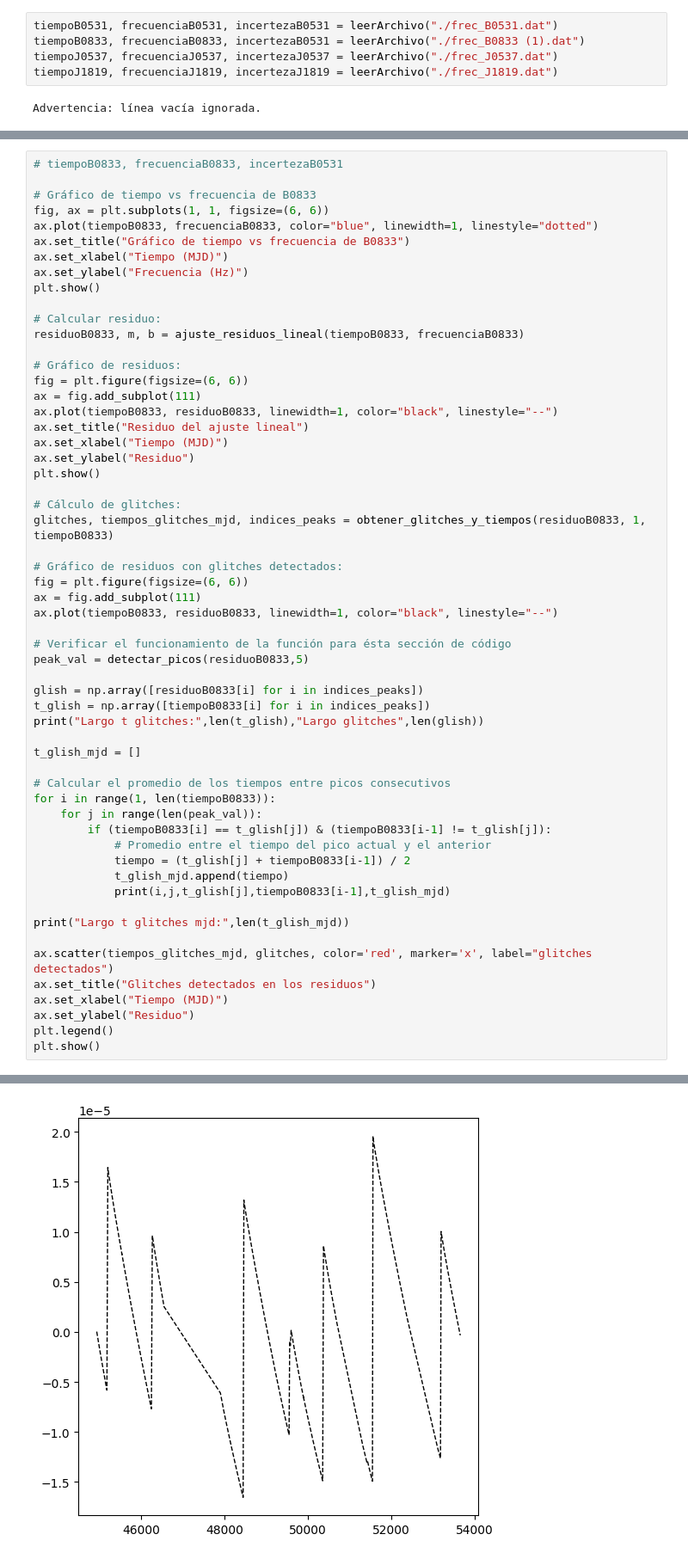
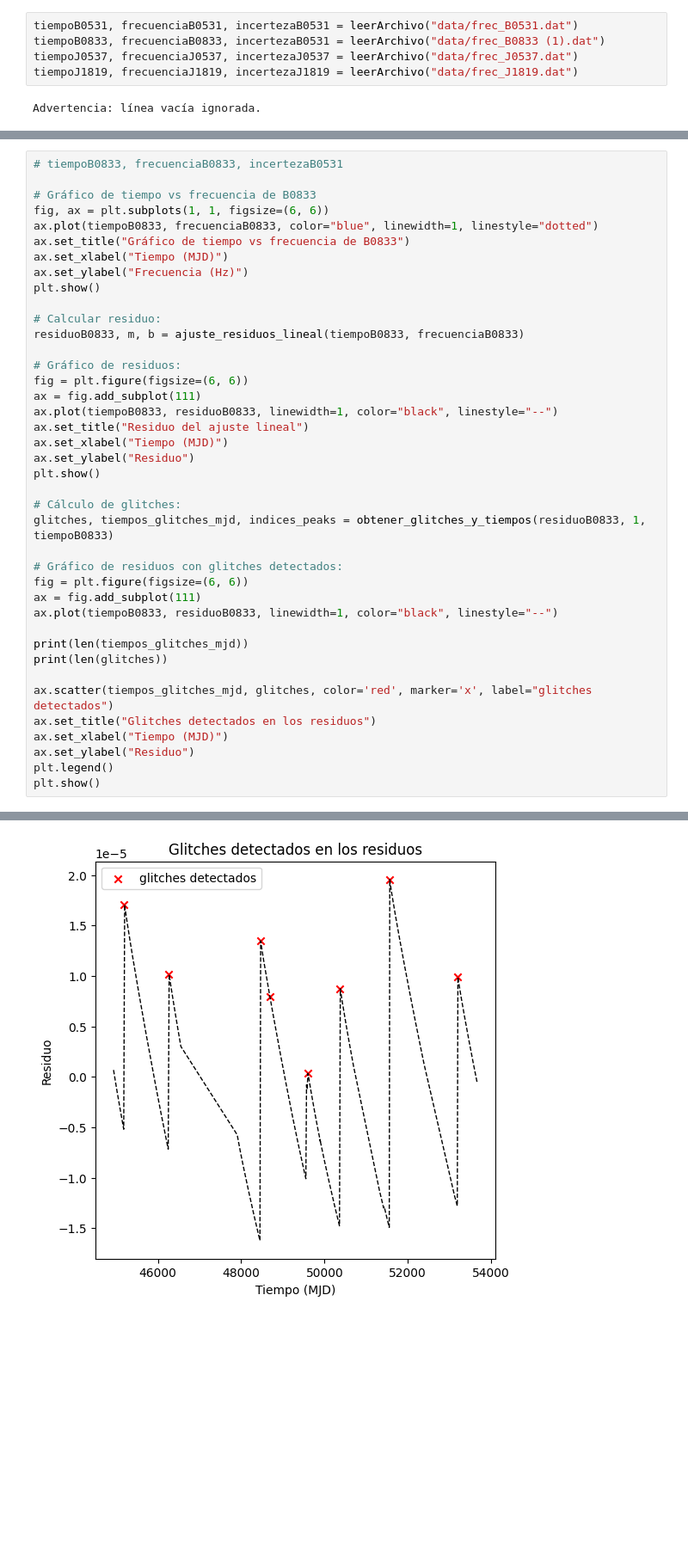
Before and after one commit to Bamaaya/Proyecto-de-Fisica-Computacional-2---Deteccion-de-Glitches-en-Pulsares, a Jupyter notebook: Proyecto fisica compu 2.ipynb, the cells around one changed output, grey strips where cells are left out. Shown: that part at 86% size. Saved outputs shown, nothing was run; the diff lists cells and outputs as text; blank space fills up the shorter version.

Commit message:
Add files via upload
nueva funcion que elimina los duplicados de los archivos, hace que todas las funciones funcionen xd

```diff
--- a/Proyecto fisica compu 2.ipynb
+++ b/Proyecto fisica compu 2.ipynb
@@ -215,10 +252,10 @@ def obtener_glitches_y_tiempos(datos_glitches, paso, array_tiempos):
 
     return glitches, tiempos_glitches_mjd, indices_peaks
 # %%
-tiempoB0531, frecuenciaB0531, incertezaB0531 = leerArchivo("./frec_B0531.dat")
-tiempoB0833, frecuenciaB0833, incertezaB0531 = leerArchivo("./frec_B0833 (1).dat")
-tiempoJ0537, frecuenciaJ0537, incertezaJ0537 = leerArchivo("./frec_J0537.dat")
-tiempoJ1819, frecuenciaJ1819, incertezaJ1819 = leerArchivo("./frec_J1819.dat")
+tiempoB0531, frecuenciaB0531, incertezaB0531 = leerArchivo("data/frec_B0531.dat")
+tiempoB0833, frecuenciaB0833, incertezaB0531 = leerArchivo("data/frec_B0833 (1).dat")
+tiempoJ0537, frecuenciaJ0537, incertezaJ0537 = leerArchivo("data/frec_J0537.dat")
+tiempoJ1819, frecuenciaJ1819, incertezaJ1819 = leerArchivo("data/frec_J1819.dat")
 # %% [output]
 Advertencia: línea vacía ignorada.
 # %%
@@ -283,25 +320,8 @@ fig = plt.figure(figsize=(6, 6))
 ax = fig.add_subplot(111)
 ax.plot(tiempoB0833, residuoB0833, linewidth=1, color="black", linestyle="--")
 
-# Verificar el funcionamiento de la función para ésta sección de código
-peak_val = detectar_picos(residuoB0833,5)
-
-glish = np.array([residuoB0833[i] for i in indices_peaks])
-t_glish = np.array([tiempoB0833[i] for i in indices_peaks])
-print("Largo t glitches:",len(t_glish),"Largo glitches",len(glish))
-
-t_glish_mjd = []
-
-# Calcular el promedio de los tiempos entre picos consecutivos
-for i in range(1, len(tiempoB0833)):
-    for j in range(len(peak_val)):
-        if (tiempoB0833[i] == t_glish[j]) & (tiempoB0833[i-1] != t_glish[j]):
-            # Promedio entre el tiempo del pico actual y el anterior
-            tiempo = (t_glish[j] + tiempoB0833[i-1]) / 2
-            t_glish_mjd.append(tiempo)
-            print(i,j,t_glish[j],tiempoB0833[i-1],t_glish_mjd)
-
-print("Largo t glitches mjd:",len(t_glish_mjd))
+print(len(tiempos_glitches_mjd))
+print(len(glitches))
 
 ax.scatter(tiempos_glitches_mjd, glitches, color='red', marker='x', label="glitches detectados")
 ax.set_title("Glitches detectados en los residuos")
@@ -330,4 +337,4 @@ ValueError: x and y must be the same size
-[figure, old version]
+[figure, new version]
 # %%
 #tiempoJ0537, frecuenciaJ0537, incertezaJ0537
 fig, ax = plt.subplots(1,1,figsize=(6,6))
```
Also changed, not shown: parts of 11 cells of this notebook.
